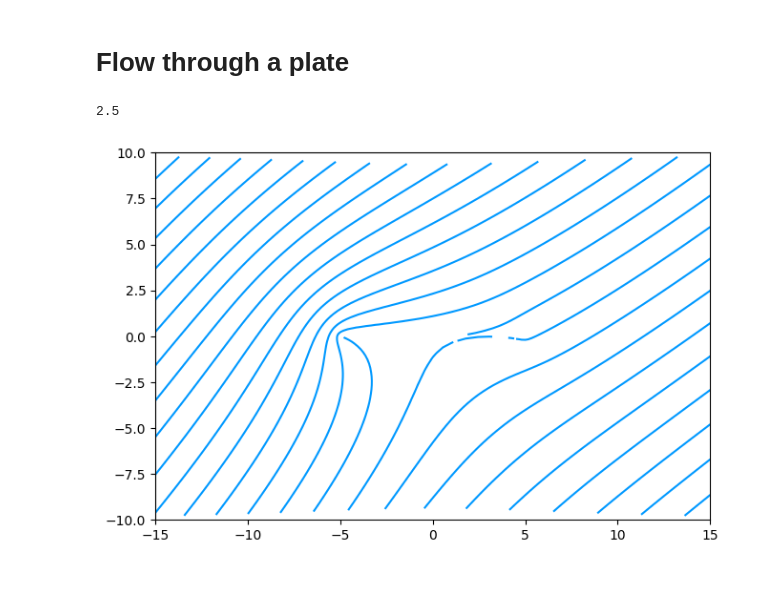
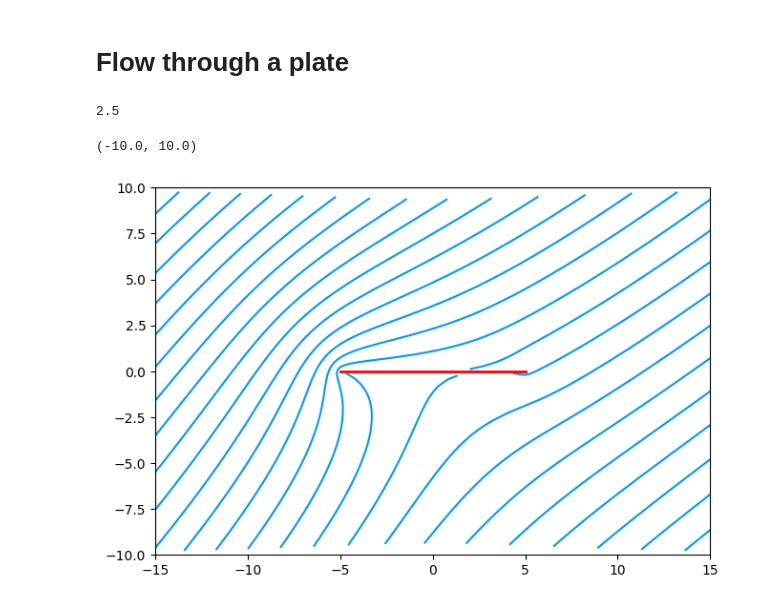
Before and after one commit to xd2w/FlowFieldGallery, a Jupyter notebook: main.ipynb, the cells around one changed output. Cells and saved outputs as stored; diff of their text form; code cells hidden in the pictures.

```diff
--- a/main.ipynb
+++ b/main.ipynb
@@ -121,30 +128,35 @@ ax.contour(X, Y,  psi, 20, colors=def_c)
 # %%
 U = 10
 a = 2.5
 alpha = np.pi/4
 circulation =-4*np.pi*a*U*np.sin(alpha)
 
 print(a)
 
 xlim = [-15, 15]
 ylim = [-10, 10]
 
-X, Y = np.meshgrid(np.linspace(*xlim, 101), np.linspace(*ylim, 101))
+X, Y = np.meshgrid(np.linspace(*xlim, 100), np.linspace(*ylim, 100))
 r = np.sqrt(X**2 + Y**2)
 theta = np.arctan2(Y, X)
 
 fig, ax = plt.subplots(figsize=(fig_size(xlim, ylim)))
 
 psi = -(U*a*a * np.sin(theta-alpha)/ r) + Y - (U*X/np.tan(alpha))  - circulation*np.log(r) / (2*np.pi) +U*Y
 E = X + ((a*a*X) / (X*X + Y*Y))
 N = Y - ((a*a*Y) / (X*X + Y*Y))
 
 psi[np.where(r<a)] = np.nan
 
-ax.contour(X, Y,  psi, 20, colors=['white', 'white'])
+plate = np.linspace(-2*a, 2*a, 10)
+y_plate = np.zeros_like(plate)
+
+# ax.contour(X, Y,  psi, 20, colors=['red', 'red'])
 ax.contour(E, N,  psi, 30, colors=def_c)
-ax.x_lim = xlim
-ax.y_lim = ylim
+ax.plot(plate, y_plate, color='red', linewidth=2)
+plt.xlim(xlim)
+plt.ylim(ylim)
 # %% [output]
 2.5
+(-10.0, 10.0)
-[figure, old version]
+[figure, new version]
```
Also changed, not shown: parts of 3 cells of this notebook.
